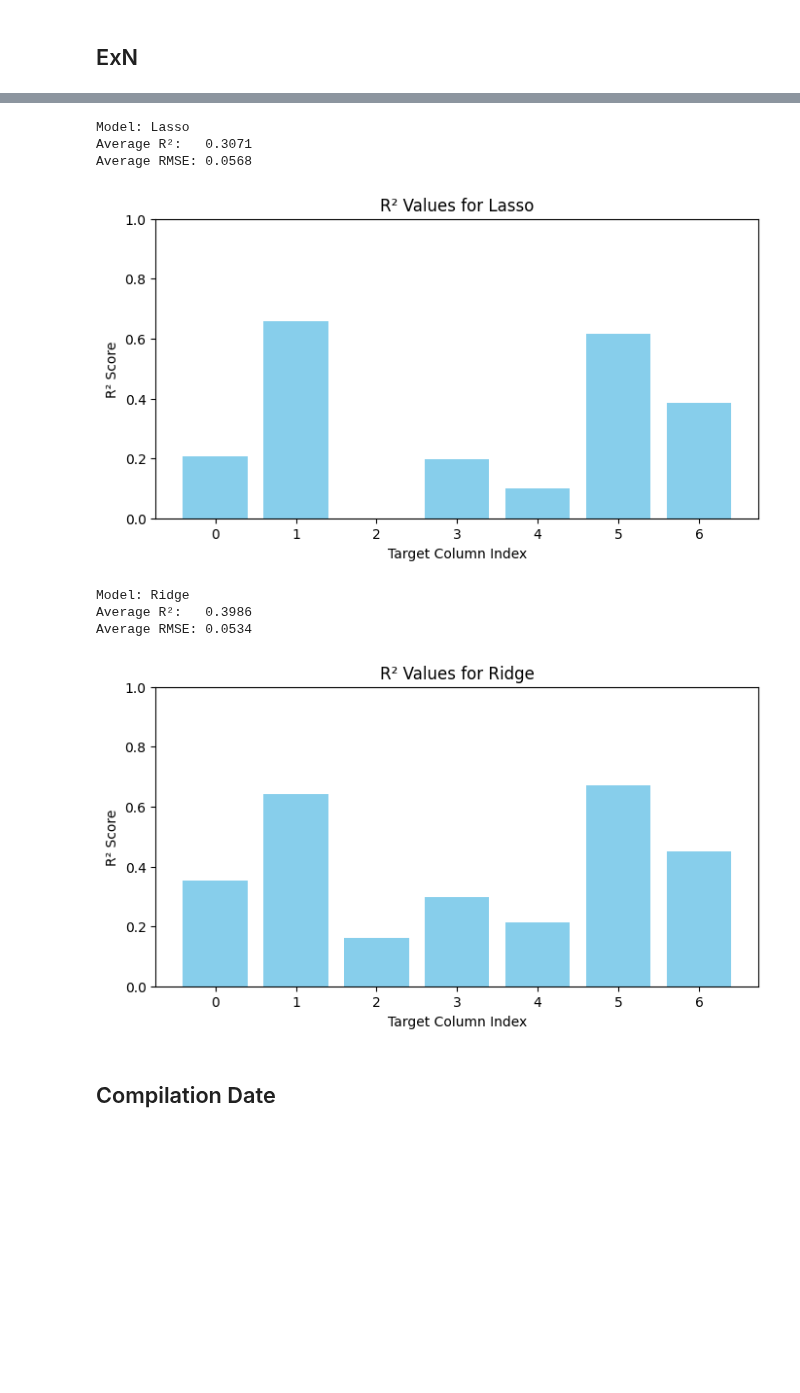
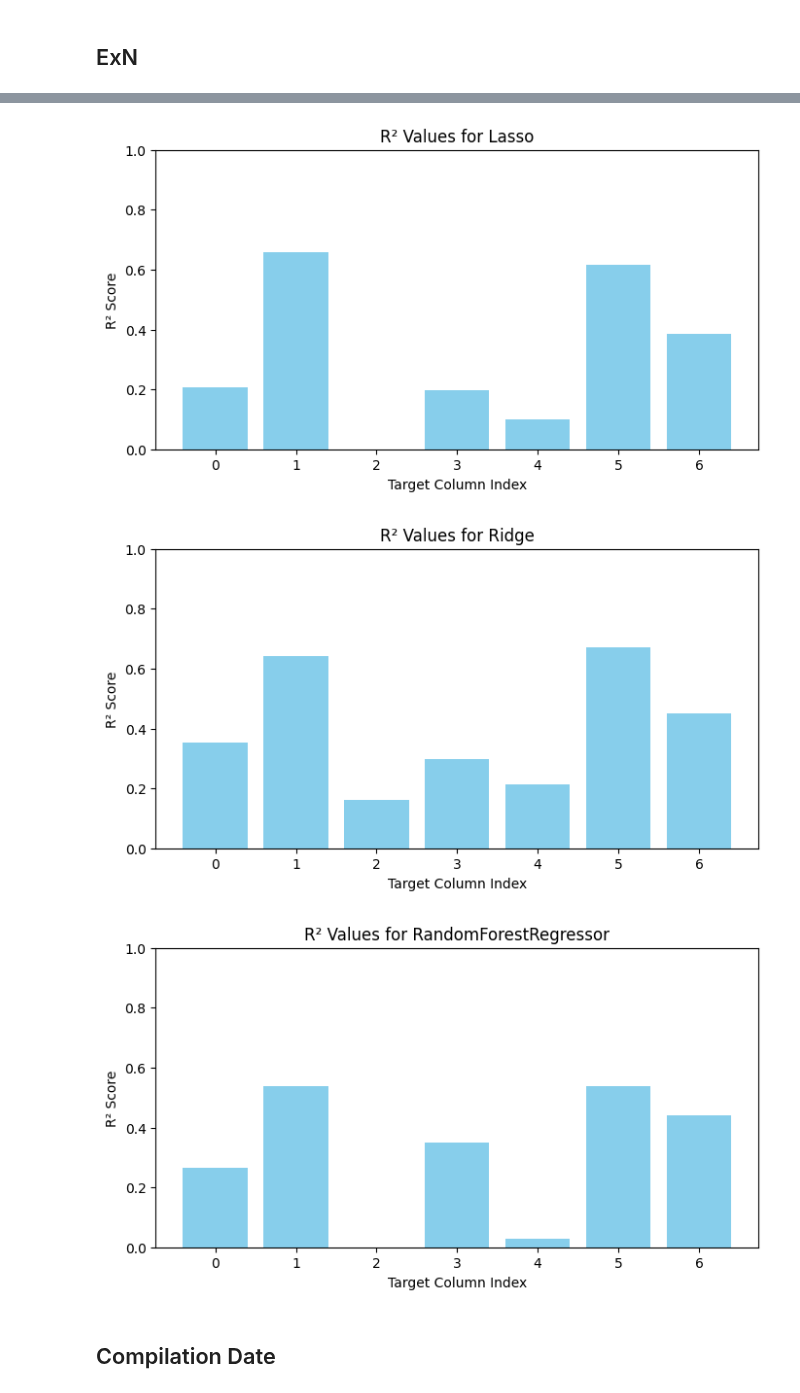
Before and after one commit to egekurt123/yeast_gene_interactions, a Jupyter notebook: prop_pred.ipynb, the cells around one changed output, grey strips where cells are left out. Cells and saved outputs as stored; diff of their text form; code cells hidden in the pictures; blank space fills up the shorter version.

```diff
--- a/prop_pred.ipynb
+++ b/prop_pred.ipynb
@@ -139,6 +96,6 @@ Average RMSE: 0.0353
 ## ExN
 # %%
 results_ExN = iterate_over_proportion(ExE, proportion, predictive_models_ExN)
-print("\nResults for ExN:")
 print_results(results_ExN)
+plot_results(results_ExN)
 # %% [output]
@@ -150,12 +117,7 @@ Average RMSE: 0.0556
 [figure]
-Model: Lasso
-Average R²:   0.3071
-Average RMSE: 0.0568
 [figure]
-Model: Ridge
-Average R²:   0.3986
-Average RMSE: 0.0534
 [figure]
+[figure, added]
 # %% [markdown]
 ## Compilation Date
 # %%
```
Also changed, not shown: parts of 7 cells of this notebook, 1 other file.
